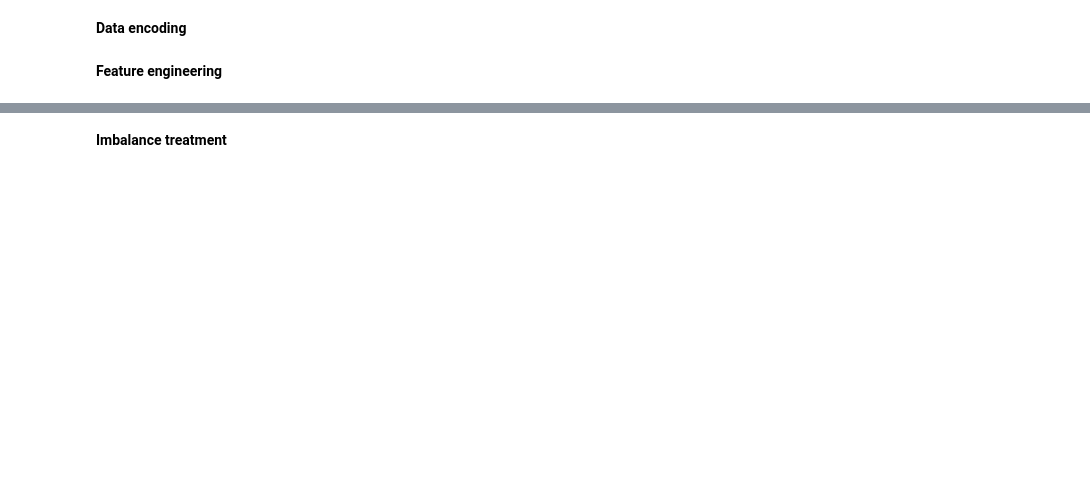
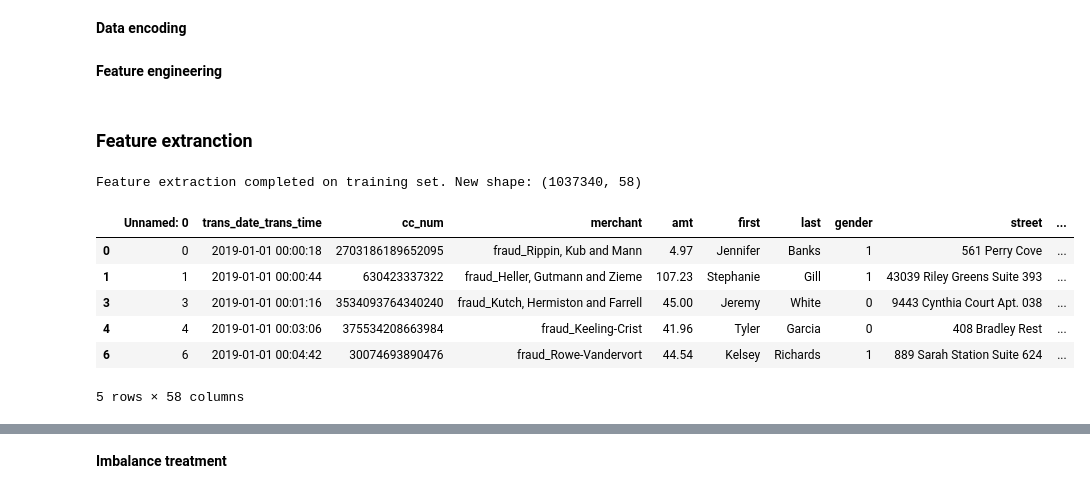
Before and after one commit to danieligelnik/CCFraudProject, a Jupyter notebook: Data_manipulation.ipynb, the cells around one changed output, grey strips where cells are left out. Cells and saved outputs as stored; diff of their text form; code cells hidden in the pictures; blank space fills up the shorter version.

```diff
--- a/Data_manipulation.ipynb
+++ b/Data_manipulation.ipynb
@@ -104,0 +124,30 @@ df_cards_valid['age'] = (df_cards_valid['trans_date_trans_time'] - pd.to_datetim
+# %% [markdown]
+### Feature extranction ###
+# %%
+from sklearn.feature_extraction import FeatureHasher
+
+# Feature extraction using FeatureHasher on high-cardinality columns for train set
+hasher = FeatureHasher(n_features=10, input_type='string')
+
+# Example: Extracting features from 'merchant' and 'job' column for the training set
+# Note: This is applied only to df_cards_train
+merchant_features_train = hasher.transform(df_cards_train['merchant'].astype(str).apply(lambda x: [x]))
+job_features_train = hasher.transform(df_cards_train['job'].astype(str).apply(lambda x: [x]))
+
+# Convert to arrays and join back to the training dataframe
+merchant_df_train = pd.DataFrame(merchant_features_train.toarray(), columns=[f'merch_feat_{i}' for i in range(10)], index=df_cards_train.index)
+job_df_train = pd.DataFrame(job_features_train.toarray(), columns=[f'job_feat_{i}' for i in range(10)], index=df_cards_train.index)
+
+df_cards_train = pd.concat([df_cards_train, merchant_df_train, job_df_train], axis=1)
+
+print("Feature extraction completed on training set. New shape:", df_cards_train.shape)
+df_cards_train.head()
+# %% [output]
+Feature extraction completed on training set. New shape: (1037340, 58)
+|  | Unnamed: 0 | trans_date_trans_time | cc_num | merchant | amt | first | last | gender | street | ... |
+| 0 | 0 | 2019-01-01 00:00:18 | 2703186189652095 | fraud_Rippin, Kub and Mann | 4.97 | Jennifer | Banks | 1 | 561 Perry Cove | ... |
+| 1 | 1 | 2019-01-01 00:00:44 | 630423337322 | fraud_Heller, Gutmann and Zieme | 107.23 | Stephanie | Gill | 1 | 43039 Riley Greens Suite 393 | ... |
+| 3 | 3 | 2019-01-01 00:01:16 | 3534093764340240 | fraud_Kutch, Hermiston and Farrell | 45.00 | Jeremy | White | 0 | 9443 Cynthia Court Apt. 038 | ... |
+| 4 | 4 | 2019-01-01 00:03:06 | 375534208663984 | fraud_Keeling-Crist | 41.96 | Tyler | Garcia | 0 | 408 Bradley Rest | ... |
+| 6 | 6 | 2019-01-01 00:04:42 | 30074693890476 | fraud_Rowe-Vandervort | 44.54 | Kelsey | Richards | 1 | 889 Sarah Station Suite 624 | ... |
+5 rows × 58 columns
```
Also changed, not shown: parts of 30 cells of this notebook.
